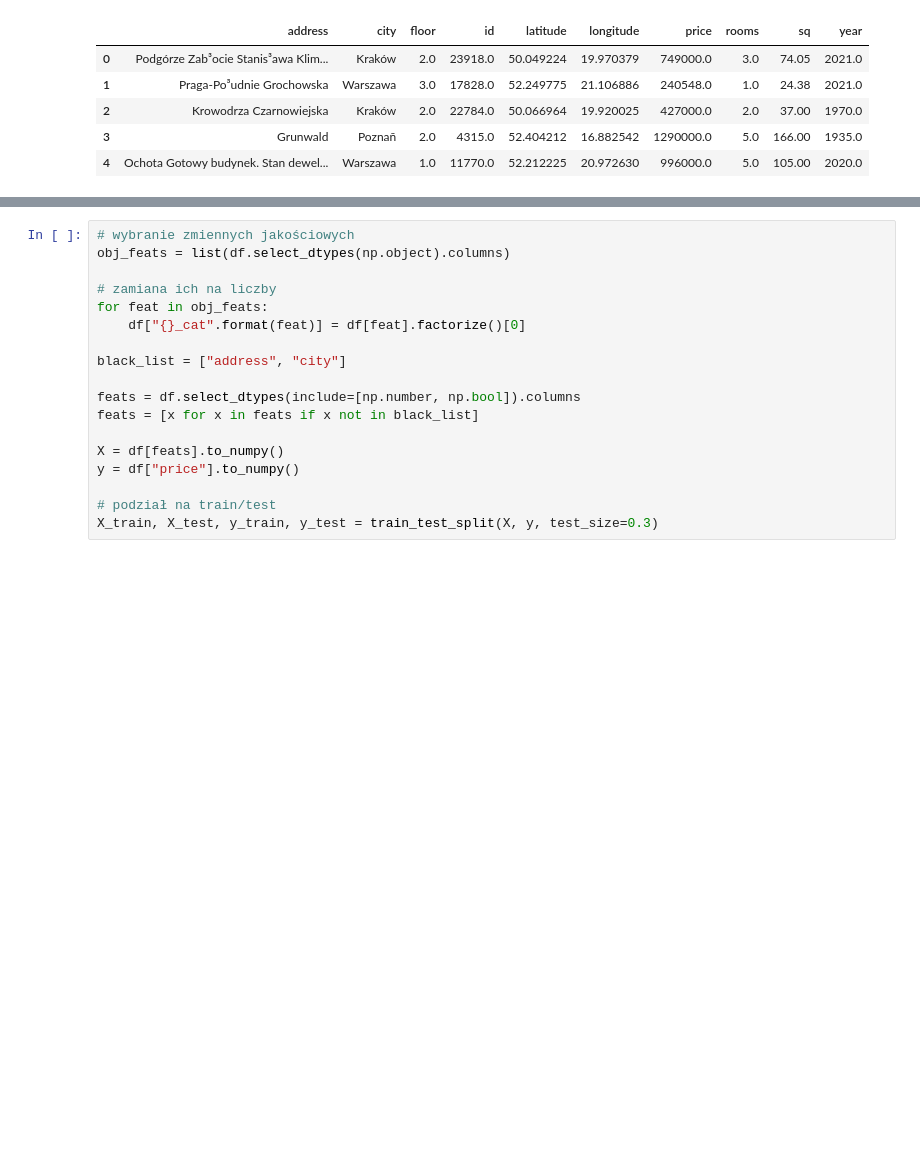
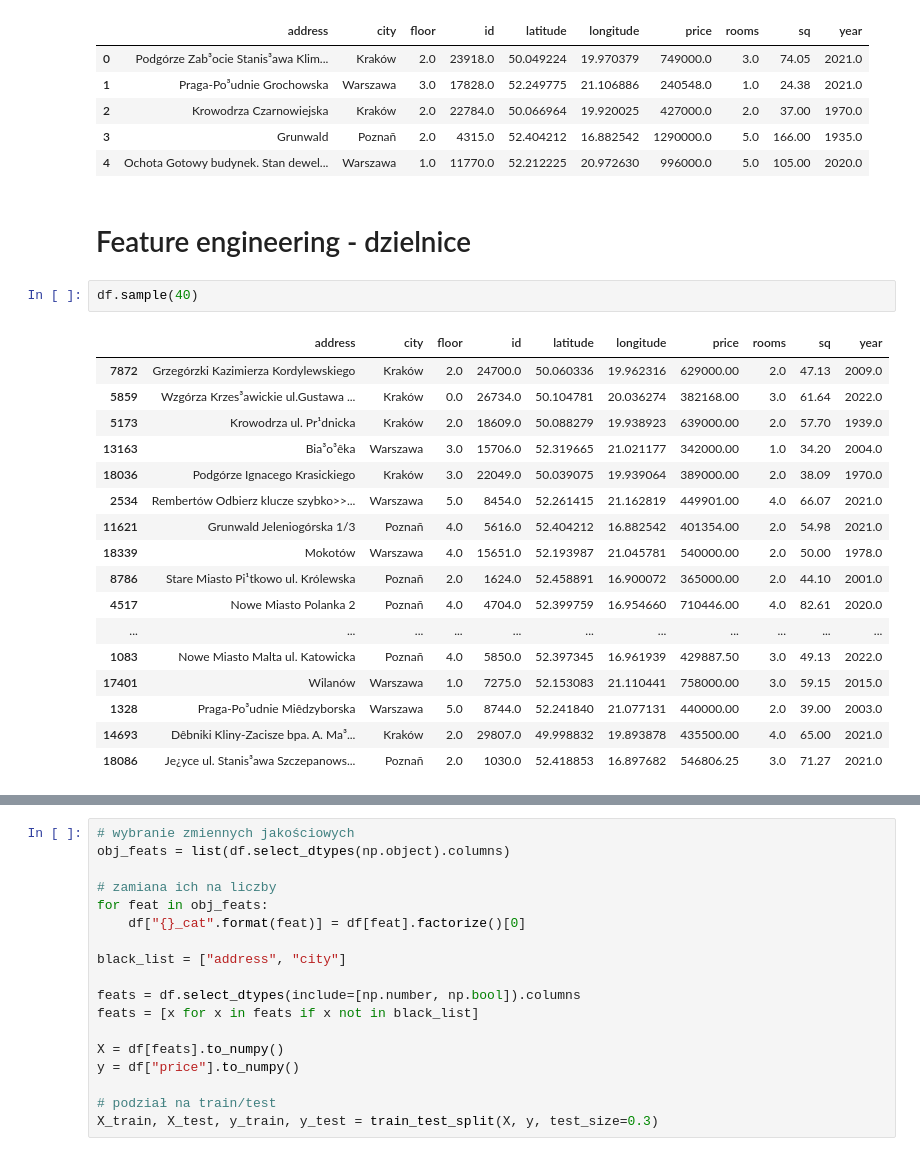
Before and after one commit to thezapalsky/apartments, a Jupyter notebook: apartments-pred-mz.ipynb, the cells around one changed output, grey strips where cells are left out. Saved outputs shown, nothing was run; the diff lists cells and outputs as text; blank space fills up the shorter version.

```diff
--- a/apartments-pred-mz.ipynb
+++ b/apartments-pred-mz.ipynb
@@ -52,3 +52,25 @@ df.head()
 | 2 | Krowodrza Czarnowiejska | Kraków | 2.0 | 22784.0 | 50.066964 | 19.920025 | 427000.0 | 2.0 | 37.00 | 1970.0 |
 | 3 | Grunwald | Poznañ | 2.0 | 4315.0 | 52.404212 | 16.882542 | 1290000.0 | 5.0 | 166.00 | 1935.0 |
 | 4 | Ochota Gotowy budynek. Stan dewel... | Warszawa | 1.0 | 11770.0 | 52.212225 | 20.972630 | 996000.0 | 5.0 | 105.00 | 2020.0 |
+# %% [markdown]
+# Feature engineering - dzielnice
+# %%
+df.sample(40)
+# %% [output]
+|  | address | city | floor | id | latitude | longitude | price | rooms | sq | year |
+| 7872 | Grzegórzki Kazimierza Kordylewskiego | Kraków | 2.0 | 24700.0 | 50.060336 | 19.962316 | 629000.00 | 2.0 | 47.13 | 2009.0 |
+| 5859 | Wzgórza Krzes³awickie ul.Gustawa ... | Kraków | 0.0 | 26734.0 | 50.104781 | 20.036274 | 382168.00 | 3.0 | 61.64 | 2022.0 |
+| 5173 | Krowodrza ul. Pr¹dnicka | Kraków | 2.0 | 18609.0 | 50.088279 | 19.938923 | 639000.00 | 2.0 | 57.70 | 1939.0 |
+| 13163 | Bia³o³êka | Warszawa | 3.0 | 15706.0 | 52.319665 | 21.021177 | 342000.00 | 1.0 | 34.20 | 2004.0 |
+| 18036 | Podgórze Ignacego Krasickiego | Kraków | 3.0 | 22049.0 | 50.039075 | 19.939064 | 389000.00 | 2.0 | 38.09 | 1970.0 |
+| 2534 | Rembertów Odbierz klucze szybko>>... | Warszawa | 5.0 | 8454.0 | 52.261415 | 21.162819 | 449901.00 | 4.0 | 66.07 | 2021.0 |
+| 11621 | Grunwald Jeleniogórska 1/3 | Poznañ | 4.0 | 5616.0 | 52.404212 | 16.882542 | 401354.00 | 2.0 | 54.98 | 2021.0 |
+| 18339 | Mokotów | Warszawa | 4.0 | 15651.0 | 52.193987 | 21.045781 | 540000.00 | 2.0 | 50.00 | 1978.0 |
+| 8786 | Stare Miasto Pi¹tkowo ul. Królewska | Poznañ | 2.0 | 1624.0 | 52.458891 | 16.900072 | 365000.00 | 2.0 | 44.10 | 2001.0 |
+| 4517 | Nowe Miasto Polanka 2 | Poznañ | 4.0 | 4704.0 | 52.399759 | 16.954660 | 710446.00 | 4.0 | 82.61 | 2020.0 |
+| ... | ... | ... | ... | ... | ... | ... | ... | ... | ... | ... |
+| 1083 | Nowe Miasto Malta ul. Katowicka | Poznañ | 4.0 | 5850.0 | 52.397345 | 16.961939 | 429887.50 | 3.0 | 49.13 | 2022.0 |
+| 17401 | Wilanów | Warszawa | 1.0 | 7275.0 | 52.153083 | 21.110441 | 758000.00 | 3.0 | 59.15 | 2015.0 |
+| 1328 | Praga-Po³udnie Miêdzyborska | Warszawa | 5.0 | 8744.0 | 52.241840 | 21.077131 | 440000.00 | 2.0 | 39.00 | 2003.0 |
+| 14693 | Dêbniki Kliny-Zacisze bpa. A. Ma³... | Kraków | 2.0 | 29807.0 | 49.998832 | 19.893878 | 435500.00 | 4.0 | 65.00 | 2021.0 |
+| 18086 | Je¿yce ul. Stanis³awa Szczepanows... | Poznañ | 2.0 | 1030.0 | 52.418853 | 16.897682 | 546806.25 | 3.0 | 71.27 | 2021.0 |
```
Also changed, not shown: parts of 10 cells of this notebook, 6 other files.
